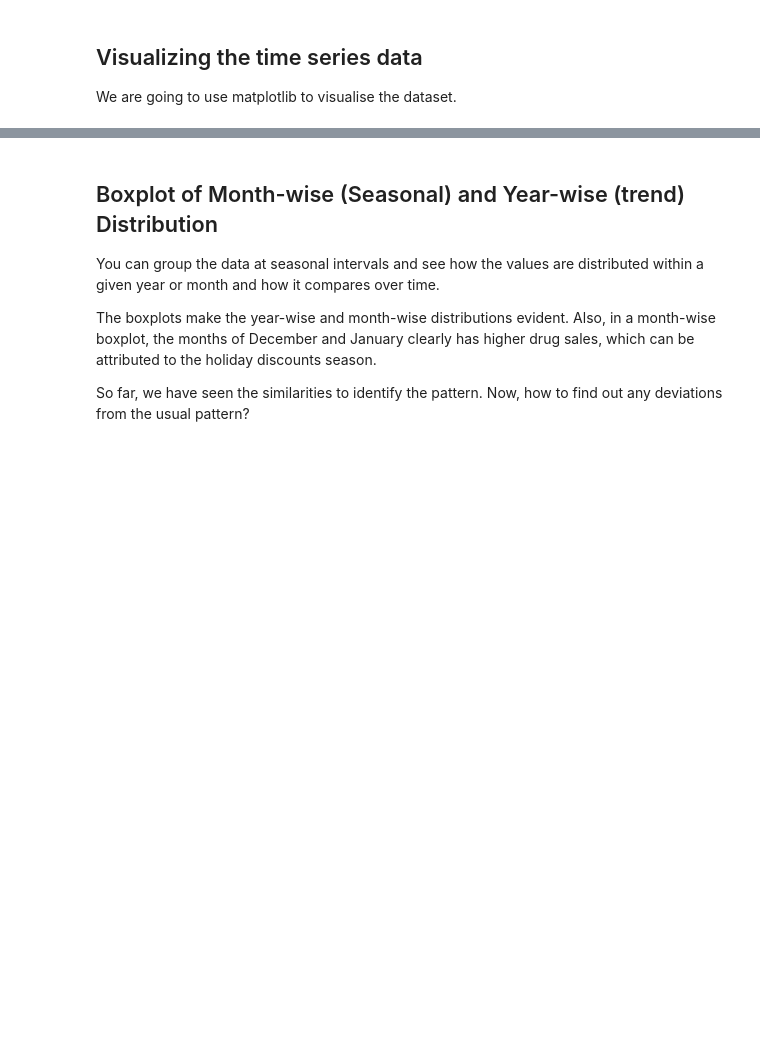
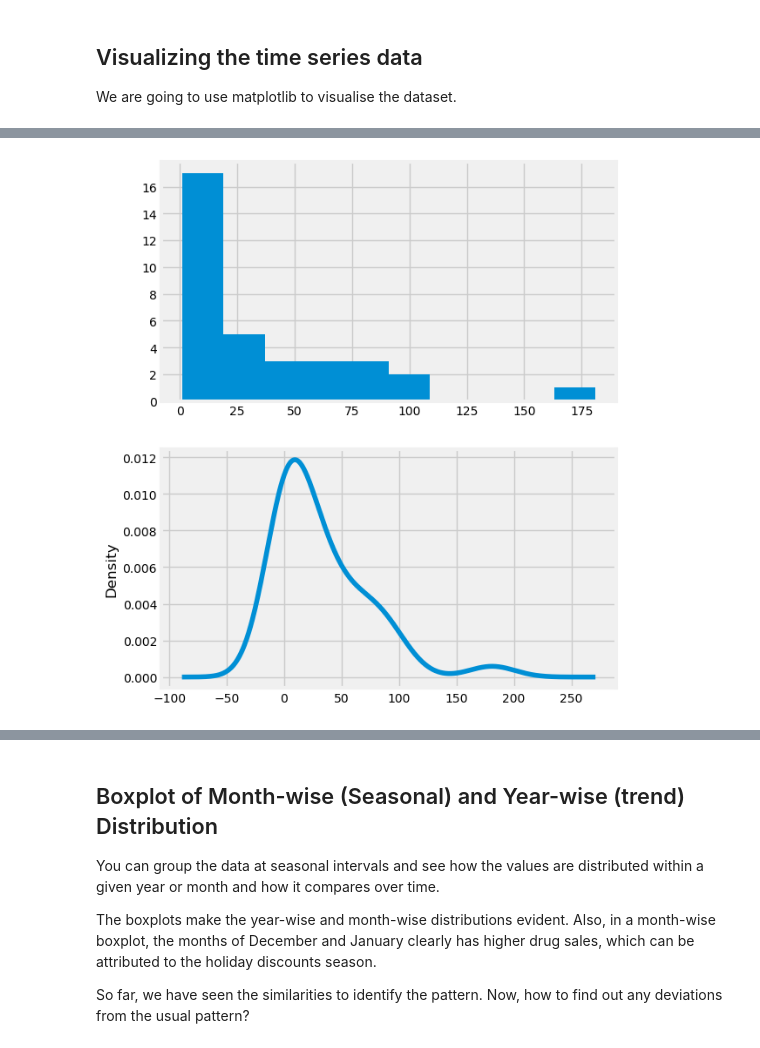
Before and after one commit to asmaatbaeen/CoronavirusCases-in-Sudan, a Jupyter notebook: notebooks/Time series analysis.ipynb, the cells around one changed output, grey strips where cells are left out. Cells and saved outputs as stored; diff of their text form; code cells hidden in the pictures; blank space fills up the shorter version.

```diff
--- a/notebooks/Time series analysis.ipynb
+++ b/notebooks/Time series analysis.ipynb
@@ -73,0 +104,3 @@ plot_df(df, x=df.Date, y=df.Cases, title='Dayly infiction')
+# %%
+df['Date'] = pd.to_datetime(df['Date'], format='%Y-%m-%d')
+df['Date'].head()
@@ -73,0 +114,3 @@ plot_df(df, x=df.Date, y=df.Cases, title='Dayly infiction')
+# %%
+df = df.set_index('Date')
+df.index
@@ -73,0 +128,11 @@ plot_df(df, x=df.Date, y=df.Cases, title='Dayly infiction')
+# %%
+from pandas import Series
+from matplotlib import pyplot
+pyplot.figure(figsize=(6,8), dpi= 100)
+pyplot.subplot(211)
+df.Cases.hist()
+pyplot.subplot(212)
+df.Cases.plot(kind='kde')
+pyplot.show()
+# %% [output]
+[figure, added]
```
Also changed, not shown: parts of 49 cells of this notebook, 4 other files.
